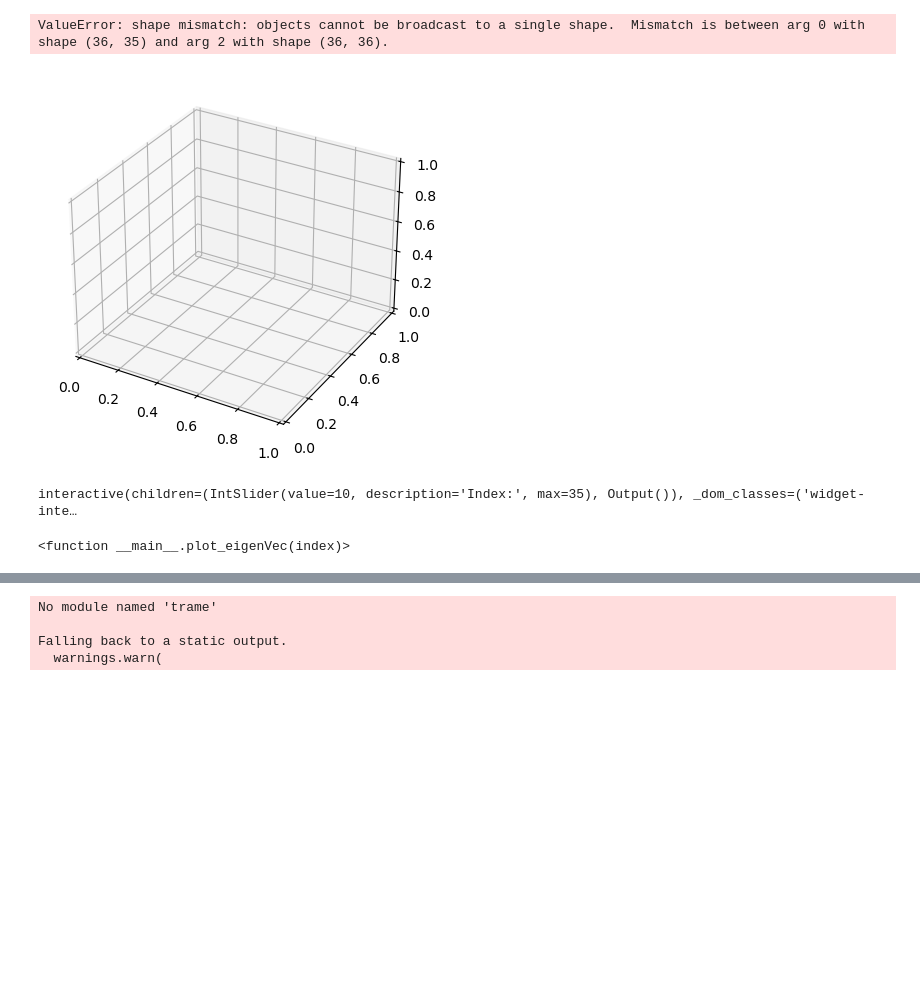
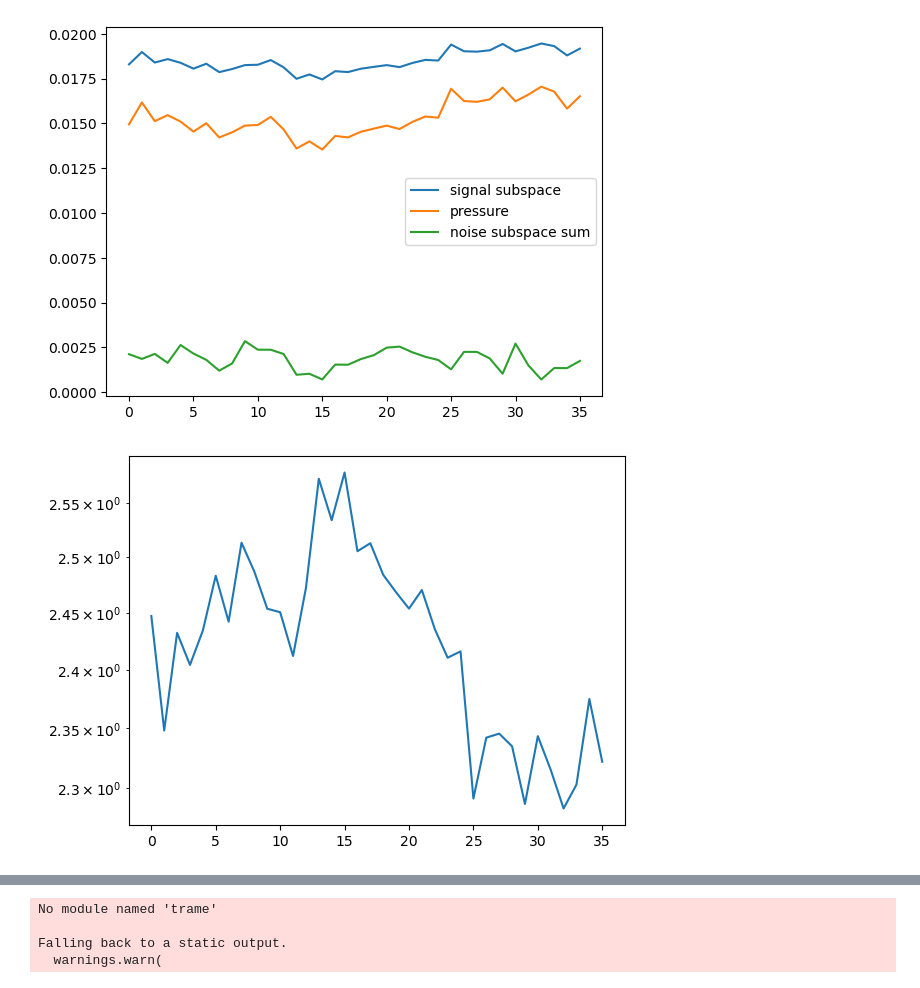
Before and after one commit to 1ieng2en/3d_beamforming, a Jupyter notebook: 3dbf.ipynb, the cells around one changed output, grey strips where cells are left out. Saved outputs shown, nothing was run; the diff lists cells and outputs as text; code cells hidden in the pictures; blank space fills up the shorter version.

```diff
--- a/3dbf.ipynb
+++ b/3dbf.ipynb
@@ -9,6 +9,6 @@ base_folder = "postPCD"  # dir to PCD folders
 manager = PointCloudManager(base_folder)
 pcd_mic, pcd, filtered_pcd = manager.run()
 
-extractor = DataExtractor('Recording-vvs-1m-20kHz-rightear.mat')
+extractor = DataExtractor('HP-side-vvs-0.6m.mat')
 recording = extractor.load_data()
 # %% [output]
@@ -58,38 +45,16 @@ plt.show()
-# %%
-from mpl_toolkits.mplot3d import Axes3D
-import matplotlib.pyplot as plt
-import numpy as np
-
-fig = plt.figure()
-ax = fig.add_subplot(111, projection='3d')
-
-x = np.linspace(0, 34, 35)
-y = np.linspace(0, 35, 36)
-x, y = np.meshgrid(x, y)
-
-ax.plot_surface(x, y, S, cmap='viridis')
-
-plt.figure()
-plt.plot(eigenVal)
-# %% [output]
-ValueError: shape mismatch: objects cannot be broadcast to a single shape.  Mismatch is between arg 0 with shape (36, 35) and arg 2 with shape (36, 36).
-[figure, removed]
-# %%
-import ipywidgets as widgets
-
-def plot_eigenVec(index):
-    plt.figure(figsize=(10, 6))
-    plt.plot(E_n[:, index])
-    plt.title(f'Plot for eigenVec[:, {index}]')
-    plt.xlabel('X-axis')
-    plt.ylabel('Y-axis')
-    plt.show()
-
-# 创建滑块
-slider = widgets.IntSlider(min=0, max=eigenVec.shape[1]-1, step=1, value=10, description='Index:')
-
-# 使用interact连接滑块和绘图函数
-widgets.interact(plot_eigenVec, index=slider)
-# %% [output]
-interactive(children=(IntSlider(value=10, description='Index:', max=35), Output()), _dom_classes=('widget-inte…
-<function __main__.plot_eigenVec(index)>
+# %%
+import matplotlib.pyplot as plt
+
+plt.figure()
+plt.plot(np.sqrt(eigenVec[:,0]*eigenVal[0])/2, label = "signal subspace")
+plt.plot(np.sqrt(Pxy[:,index]), label = "pressure")
+plt.plot(1/35*np.sum(np.sqrt(eigenVec[:,1:]*eigenVal[1:]), axis = -1), label = "noise subspace sum")
+plt.legend()
+plt.show()
+
+plt.Figure()
+plt.semilogy(np.sqrt(eigenVec[:,0]*eigenVal[0]) / np.sqrt(Pxy[:,index]))
+plt.show()
+# %% [output]
+[figure, added]
+[figure, added]
```
Also changed, not shown: parts of 21 cells of this notebook, 51 other files.
